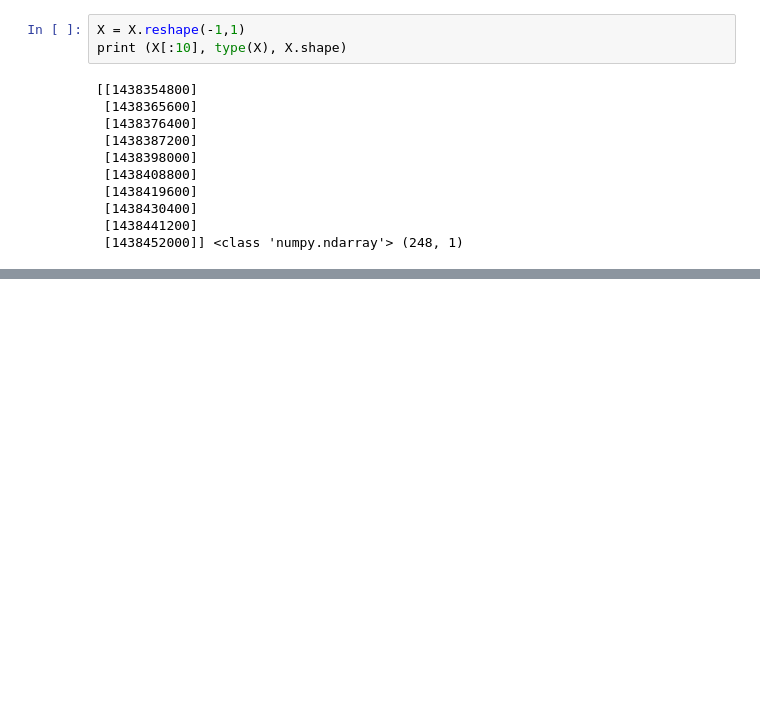
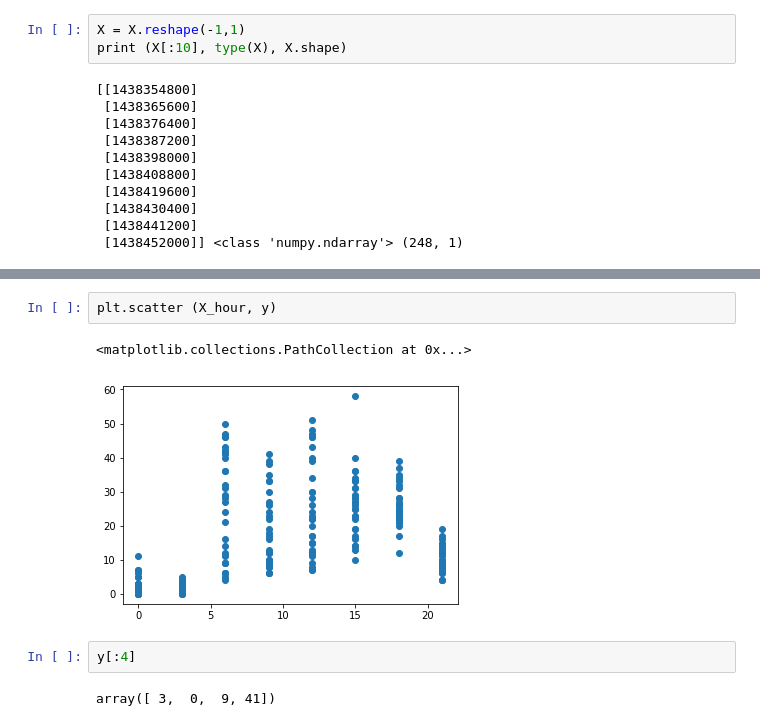
Before and after one commit to yongduek/lectures, a Jupyter notebook: ds101/citibike.ipynb, the cells around one changed output, grey strips where cells are left out. Saved outputs shown, nothing was run; the diff lists cells and outputs as text; blank space fills up the shorter version.

```diff
--- a/ds101/citibike.ipynb
+++ b/ds101/citibike.ipynb
@@ -128,0 +208,9 @@ print (X[:10], type(X), X.shape)
+# %%
+plt.scatter (X_hour, y)
+# %% [output]
+<matplotlib.collections.PathCollection at 0x...>
+[figure, added]
+# %%
+y[:4]
+# %% [output]
+array([ 3,  0,  9, 41])
```
Also changed, not shown: parts of 28 cells of this notebook, 1 other file.
